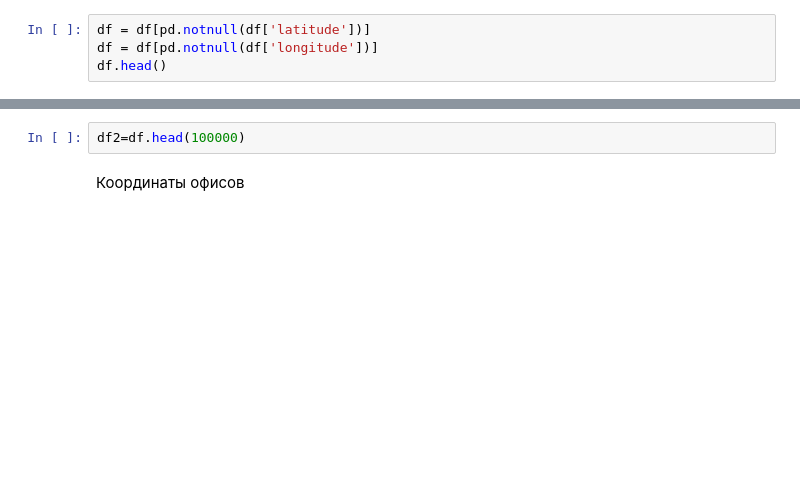
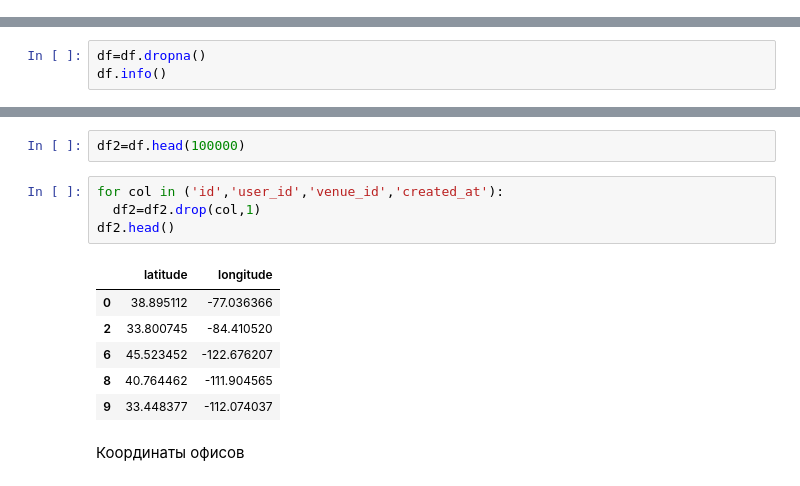
Before and after one commit to hipufka/pythonstudy, a Jupyter notebook: clusters_coursera_1.ipynb, the cells around one changed output, grey strips where cells are left out. Drawn from its saved outputs; the diff is of its cells as text; blank space fills up the shorter version.

```diff
--- a/clusters_coursera_1.ipynb
+++ b/clusters_coursera_1.ipynb
@@ -8,6 +16,2 @@ df.head()
-# %%
-df = df[pd.notnull(df['latitude'])]
-df = df[pd.notnull(df['longitude'])]
-df.head()
 # %%
 df.info()
@@ -13,0 +32,3 @@ df.info()
+# %%
+df=df.dropna()
+df.info()
@@ -14,5 +49,16 @@ df.info()
 # %%
 df2=df.head(100000)
+# %%
+for col in ('id','user_id','venue_id','created_at'):
+  df2=df2.drop(col,1)
+df2.head()
+# %% [output]
+|  | latitude | longitude |
+| 0 | 38.895112 | -77.036366 |
+| 2 | 33.800745 | -84.410520 |
+| 6 | 45.523452 | -122.676207 |
+| 8 | 40.764462 | -111.904565 |
+| 9 | 33.448377 | -112.074037 |
 # %% [markdown]
 Координаты офисов
 # %%
```
Also changed, not shown: parts of 16 cells of this notebook.
